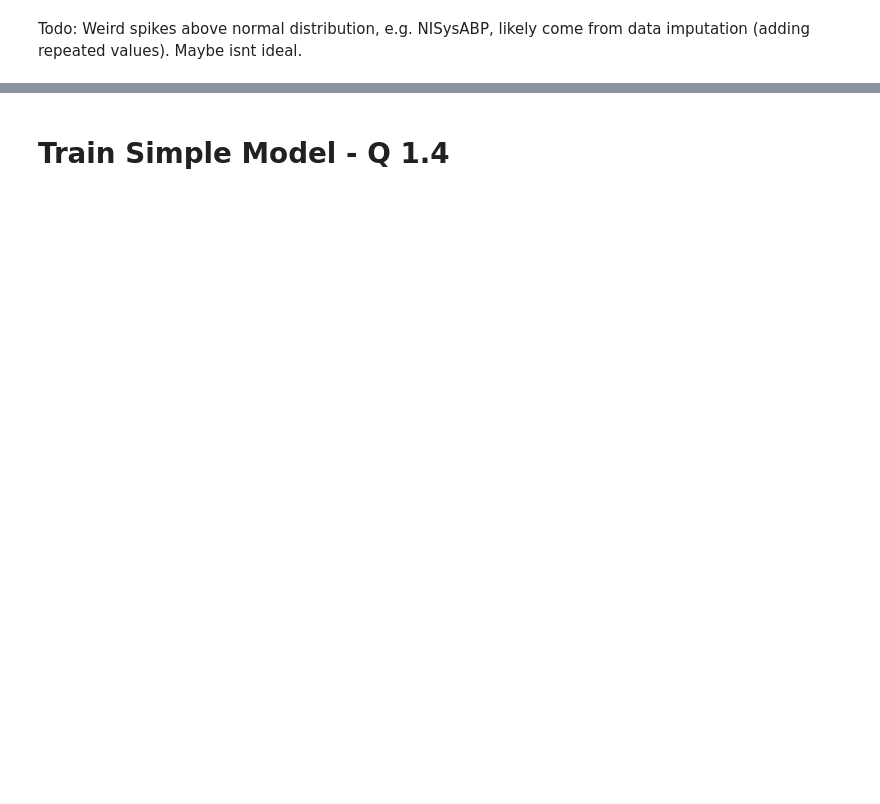
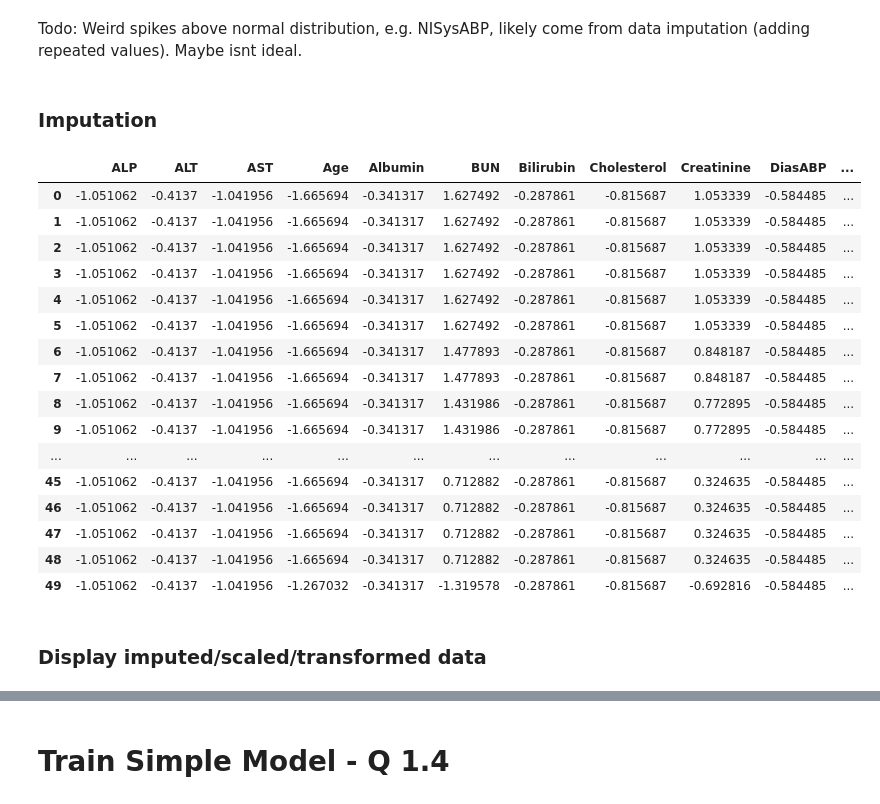
Before and after one commit to KarlDeck/ML4HC_P1, a Jupyter notebook: Project1.ipynb, the cells around one changed output, grey strips where cells are left out. Saved outputs shown, nothing was run; the diff lists cells and outputs as text; code cells hidden in the pictures; blank space fills up the shorter version.

Commit message:
Placed data imputation after scaling. Added backwards imputation for missing first values and mean imputation for no values.

```diff
--- a/Project1.ipynb
+++ b/Project1.ipynb
@@ -406,3 +377,5 @@ df.tail(10)
 | 195999 | 48 | 141565.0 | -0.469709 | 1.0 | 1.217246 | 1.0 | 0.73161 | NaN | NaN | NaN | NaN | ... |
 # %% [markdown]
 Todo: Weird spikes above normal distribution, e.g. NISysABP, likely come from data imputation (adding repeated values). Maybe isnt ideal.
+# %% [markdown]
+### Imputation
@@ -409,3 +397,26 @@ Todo: Weird spikes above normal distribution, e.g. NISysABP, likely come from da
+# %%
+df = pd.read_parquet(f"data_a_scaled.parquet")
+df.head(50)
+# %% [output]
+|  | ALP | ALT | AST | Age | Albumin | BUN | Bilirubin | Cholesterol | Creatinine | DiasABP | ... |
+| 0 | -1.051062 | -0.4137 | -1.041956 | -1.665694 | -0.341317 | 1.627492 | -0.287861 | -0.815687 | 1.053339 | -0.584485 | ... |
+| 1 | -1.051062 | -0.4137 | -1.041956 | -1.665694 | -0.341317 | 1.627492 | -0.287861 | -0.815687 | 1.053339 | -0.584485 | ... |
+| 2 | -1.051062 | -0.4137 | -1.041956 | -1.665694 | -0.341317 | 1.627492 | -0.287861 | -0.815687 | 1.053339 | -0.584485 | ... |
+| 3 | -1.051062 | -0.4137 | -1.041956 | -1.665694 | -0.341317 | 1.627492 | -0.287861 | -0.815687 | 1.053339 | -0.584485 | ... |
+| 4 | -1.051062 | -0.4137 | -1.041956 | -1.665694 | -0.341317 | 1.627492 | -0.287861 | -0.815687 | 1.053339 | -0.584485 | ... |
+| 5 | -1.051062 | -0.4137 | -1.041956 | -1.665694 | -0.341317 | 1.627492 | -0.287861 | -0.815687 | 1.053339 | -0.584485 | ... |
+| 6 | -1.051062 | -0.4137 | -1.041956 | -1.665694 | -0.341317 | 1.477893 | -0.287861 | -0.815687 | 0.848187 | -0.584485 | ... |
+| 7 | -1.051062 | -0.4137 | -1.041956 | -1.665694 | -0.341317 | 1.477893 | -0.287861 | -0.815687 | 0.848187 | -0.584485 | ... |
+| 8 | -1.051062 | -0.4137 | -1.041956 | -1.665694 | -0.341317 | 1.431986 | -0.287861 | -0.815687 | 0.772895 | -0.584485 | ... |
+| 9 | -1.051062 | -0.4137 | -1.041956 | -1.665694 | -0.341317 | 1.431986 | -0.287861 | -0.815687 | 0.772895 | -0.584485 | ... |
+| ... | ... | ... | ... | ... | ... | ... | ... | ... | ... | ... | ... |
+| 45 | -1.051062 | -0.4137 | -1.041956 | -1.665694 | -0.341317 | 0.712882 | -0.287861 | -0.815687 | 0.324635 | -0.584485 | ... |
+| 46 | -1.051062 | -0.4137 | -1.041956 | -1.665694 | -0.341317 | 0.712882 | -0.287861 | -0.815687 | 0.324635 | -0.584485 | ... |
+| 47 | -1.051062 | -0.4137 | -1.041956 | -1.665694 | -0.341317 | 0.712882 | -0.287861 | -0.815687 | 0.324635 | -0.584485 | ... |
+| 48 | -1.051062 | -0.4137 | -1.041956 | -1.665694 | -0.341317 | 0.712882 | -0.287861 | -0.815687 | 0.324635 | -0.584485 | ... |
+| 49 | -1.051062 | -0.4137 | -1.041956 | -1.267032 | -0.341317 | -1.319578 | -0.287861 | -0.815687 | -0.692816 | -0.584485 | ... |
+# %% [markdown]
+### Display imputed/scaled/transformed data
 # %%
 plot_histograms(bins_general, "scaled")
 # %% [output]
```
Also changed, not shown: parts of 11 cells of this notebook, 1 other file.
